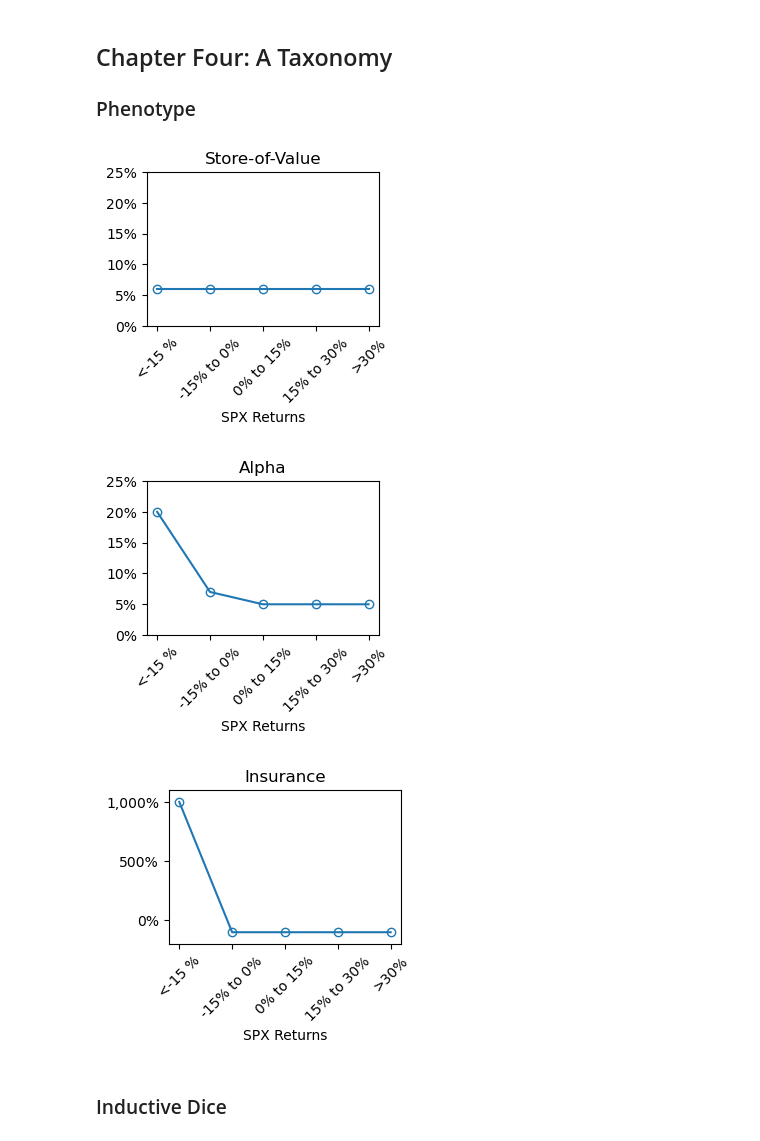
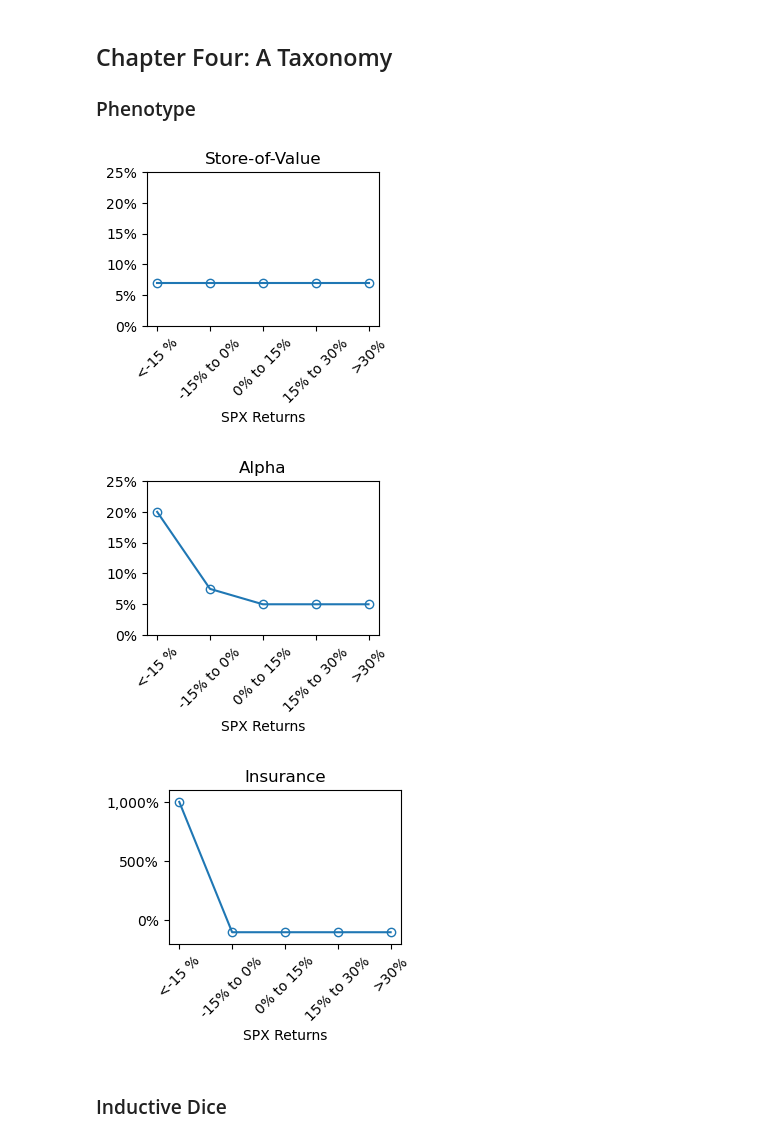
Before and after one commit to niklas-fischer/safehaven, a Jupyter notebook: notebooks/main.ipynb, the cells around one changed output. Cells and saved outputs as stored; diff of their text form; code cells hidden in the pictures.

```diff
--- a/notebooks/main.ipynb
+++ b/notebooks/main.ipynb
@@ -354,23 +352,23 @@ nietzschesdemon.plot_median_growth(dice_to_insurance_ratio, dice.outcomes, insur
 # %%
 # Three Cartoon Safe Haven Prototype Payoff Profiles (by Simultaneous SPX returns)
 
 # Define categories and prototypes
 categories = ['<-15 %', '-15% to 0%', '0% to 15%', '15% to 30%', '>30%']
-store_of_value = {"outcomes": np.array([0.06 , 0.06 , 0.06 , 0.06 , 0.06]), "title": "Store-of-Value"}
-alpha = {"outcomes": np.array([0.2 , 0.07 , 0.05 , 0.05 , 0.05]), "title": "Alpha"}
+store_of_value = {"outcomes": np.array([0.07 , 0.07 , 0.07 , 0.07 , 0.07]), "title": "Store-of-Value"}
+alpha = {"outcomes": np.array([0.2 , 0.075 , 0.05 , 0.05 , 0.05]), "title": "Alpha"}
 insurance = {"outcomes": np.array([10 , -1 , -1 , -1 , -1]), "title": "Insurance"}
 prototypes = [store_of_value, alpha, insurance]
 
 # Loop over each prototype and plot
 for prototype in prototypes:
     data_processor = cartoon.DataProcessor(prototype["outcomes"])
     data_processor.check_size()
     min_value, max_value = data_processor.calculate_min_max()
 
     plotter = cartoon.PlotPrototype(prototype["outcomes"], categories, prototype["title"])
     plotter.plot_spx_prototype_payoff(min_value, max_value)
 # %% [output]
-[figure, old version]
+[figure, new version]
 [figure]
 [figure]
 # %% [markdown]
```
Also changed, not shown: parts of 23 cells of this notebook.
